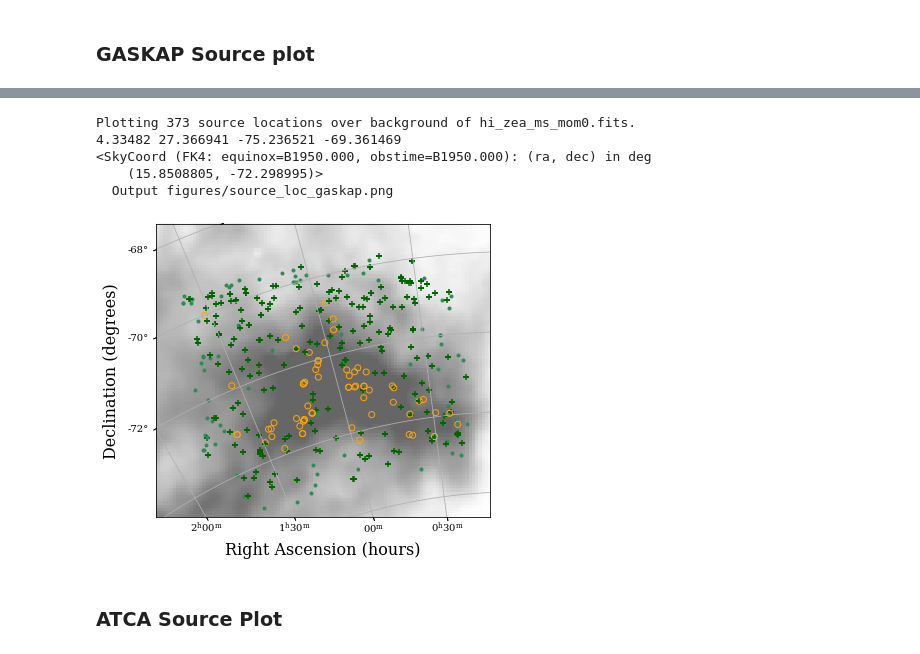
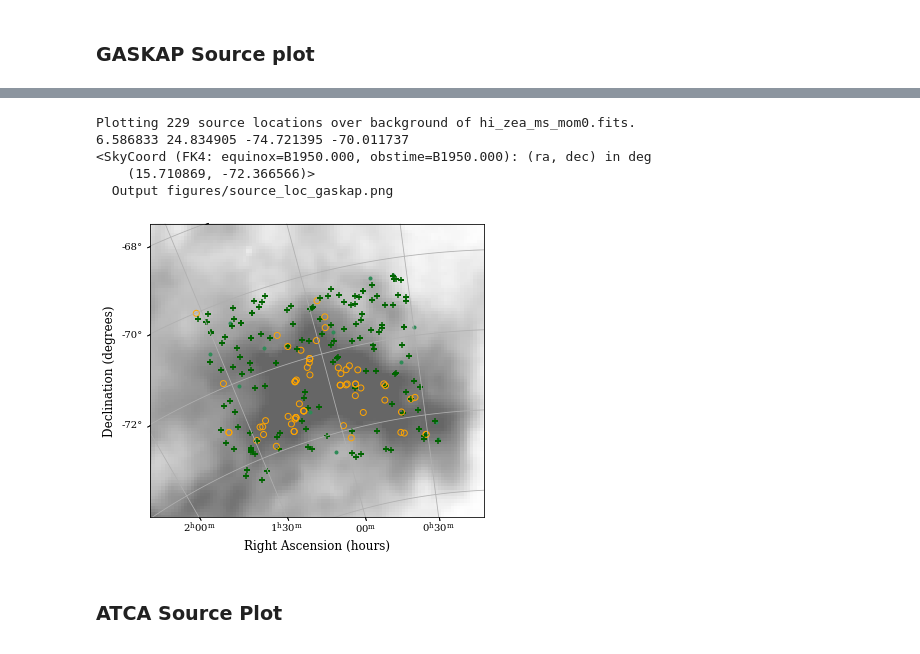
Before and after one commit to jd-au/dempsey_et_al_2022, a Jupyter notebook: SourceMaps.ipynb, the cells around one changed output, grey strips where cells are left out. Saved outputs shown, nothing was run; the diff lists cells and outputs as text; code cells hidden in the pictures.

Commit message:
Use the revised catalogue excluding noisy spectra

```diff
--- a/SourceMaps.ipynb
+++ b/SourceMaps.ipynb
@@ -140,8 +140,8 @@ def plot_background_map(fig, background):
     lat.set_axislabel_position('l')
 
     # Add axes labels
-    ax.set_xlabel("Right Ascension (hours)", fontsize=16)
-    ax.set_ylabel("Declination (degrees)", fontsize=16)
+    ax.set_xlabel("Right Ascension (hours)", fontsize=12)
+    ax.set_ylabel("Declination (degrees)", fontsize=12)
 
     ax.grid()
     return ax, wcs
@@ -177,7 +177,8 @@ def plot_source_loc_map(spectra_table, figures_folder, is_mw, background='hi_zea
 # %%
 plt.rc('font', family='serif')
 # %%
-spectra_table = parse_single_table('sb10944/v3a/askap_spectra.vot').to_table()
+#spectra_table = parse_single_table('sb10944/v3a/askap_spectra.vot').to_table()
+spectra_table = parse_single_table('gaskap_smc_spectra.vot').to_table()
 mom0_file = 'hi_zea_ms_mom0.fits'
 field_centre = plot_source_loc_map(spectra_table, 'figures', False, background=mom0_file, name='source_loc_gaskap')
 # %% [output]
@@ -186,9 +187,9 @@ WARNING: W50: sb10944/v3a/askap_spectra.vot:37:3: W50: Invalid unit string 'mJy/
-Plotting 373 source locations over background of hi_zea_ms_mom0.fits.
-4.33482 27.366941 -75.236521 -69.361469
+Plotting 229 source locations over background of hi_zea_ms_mom0.fits.
+6.586833 24.834905 -74.721395 -70.011737
 <SkyCoord (FK4: equinox=B1950.000, obstime=B1950.000): (ra, dec) in deg
-    (15.8508805, -72.298995)>
+    (15.710869, -72.366566)>
   Output figures/source_loc_gaskap.png
-[figure, old version]
+[figure, new version]
 # %% [markdown]
 ### ATCA Source Plot
 # %%
```
Also changed, not shown: parts of 3 cells of this notebook.
